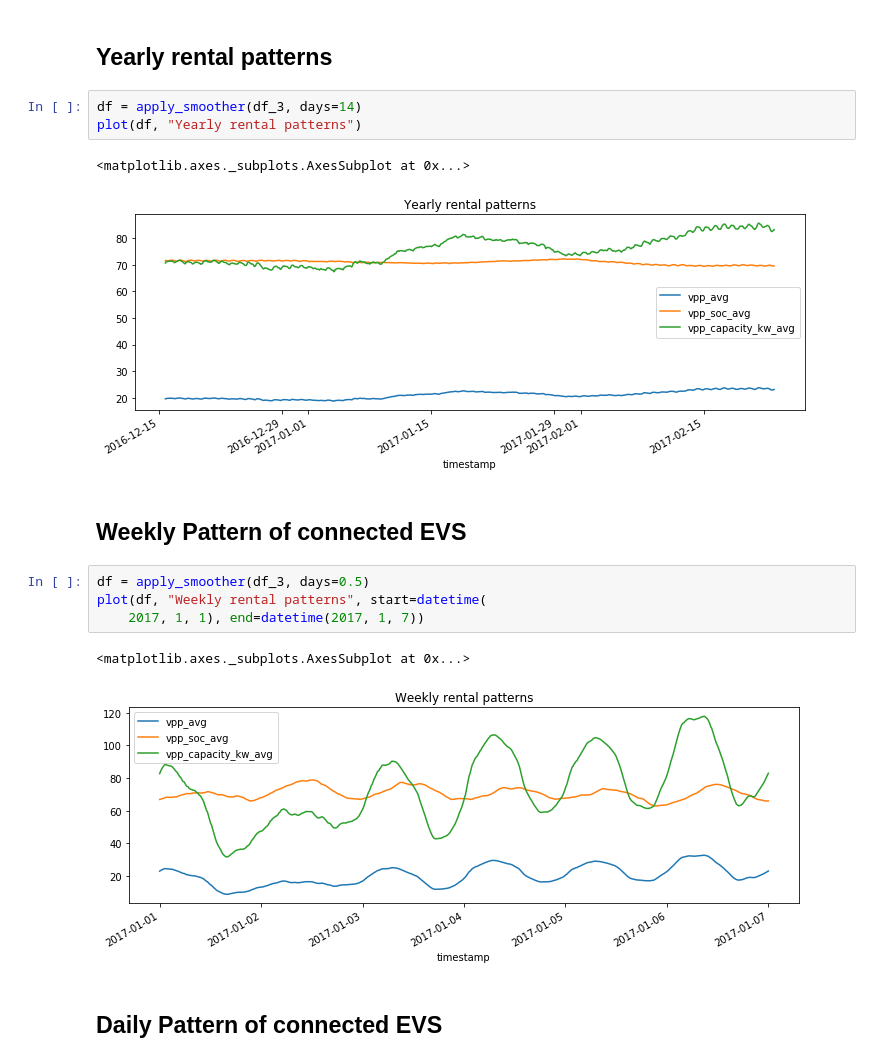
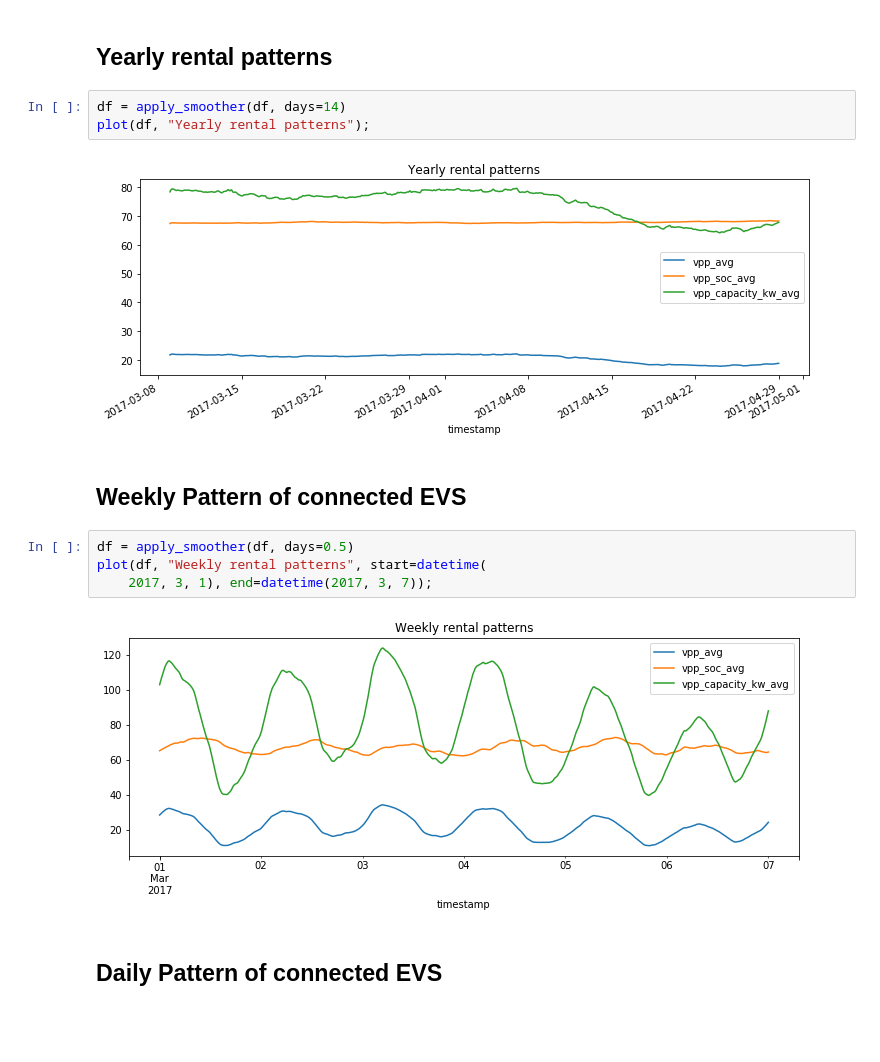
Before and after one commit to indyfree/FleetSim, a Jupyter notebook: notebooks/05-Simulation.ipynb, the cells around one changed output. Drawn from its saved outputs; the diff is of its cells as text; blank space fills up the shorter version.

```diff
--- a/notebooks/05-Simulation.ipynb
+++ b/notebooks/05-Simulation.ipynb
@@ -114,20 +94,18 @@ def plot(df, title, start="2016-12-1", end="2017-04-28"):
 # %% [markdown]
 ## Yearly rental patterns
 # %%
-df = apply_smoother(df_3, days=14)
-plot(df, "Yearly rental patterns")
+df = apply_smoother(df, days=14)
+plot(df, "Yearly rental patterns");
 # %% [output]
-<matplotlib.axes._subplots.AxesSubplot at 0x...>
-[figure, old version]
+[figure, new version]
 # %% [markdown]
 ## Weekly Pattern of connected EVS
 # %%
-df = apply_smoother(df_3, days=0.5)
+df = apply_smoother(df, days=0.5)
 plot(df, "Weekly rental patterns", start=datetime(
-    2017, 1, 1), end=datetime(2017, 1, 7))
+    2017, 3, 1), end=datetime(2017, 3, 7));
 # %% [output]
-<matplotlib.axes._subplots.AxesSubplot at 0x...>
-[figure, old version]
+[figure, new version]
 # %% [markdown]
 ## Daily Pattern of connected EVS
 # %%
```
Also changed, not shown: parts of 8 cells of this notebook, 1 other file.
